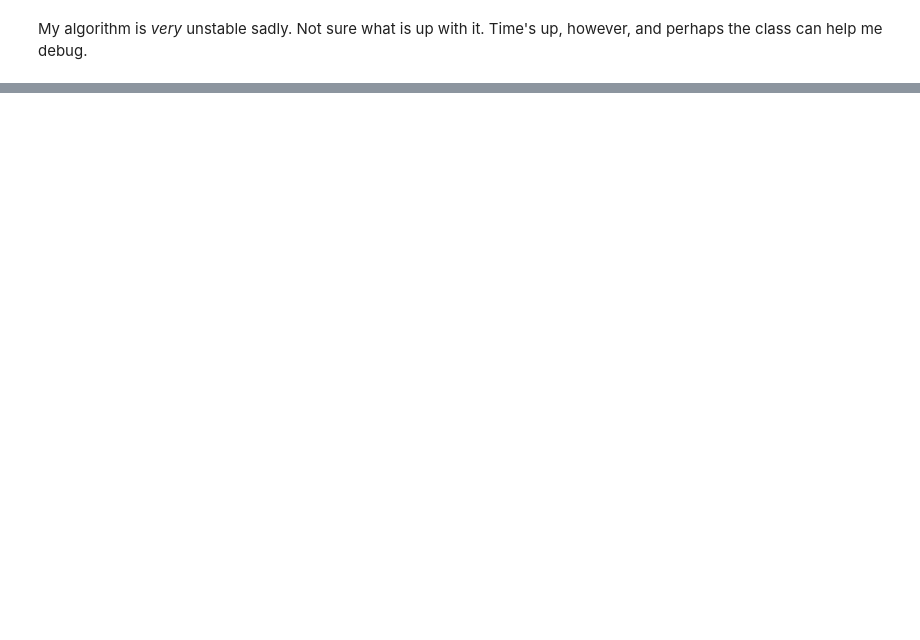
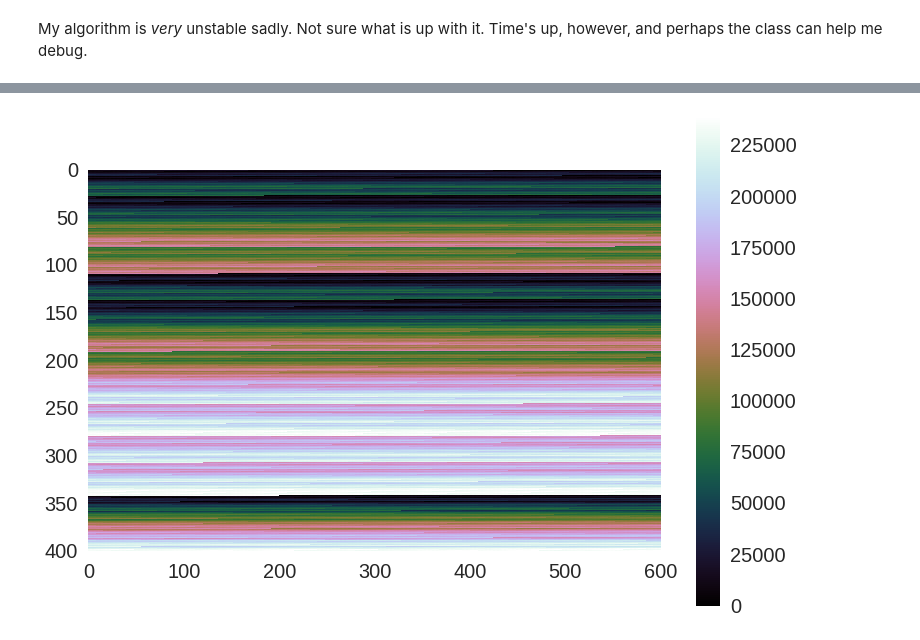
Before and after one commit to btweinstein/AC274, a Jupyter notebook: docs/2d_adr_package.ipynb, the cells around one changed output, grey strips where cells are left out. Cells and saved outputs as stored; diff of their text form; code cells hidden in the pictures; blank space fills up the shorter version.

```diff
--- a/docs/2d_adr_package.ipynb
+++ b/docs/2d_adr_package.ipynb
@@ -125,0 +224,12 @@ My algorithm is *very* unstable sadly. Not sure what is up with it. Time's up, h
+# %%
+imax = 400
+jmax = 600
+
+indices = np.arange(imax*jmax)
+
+morton_value = np.zeros((imax*jmax), dtype=np.int)
+count = 0
+for i in range(imax):
+    for j in range(jmax):
+        morton_value[count] = blerp.ijk_to_morton([i, j])
+        count += 1
@@ -125,0 +240,2 @@ My algorithm is *very* unstable sadly. Not sure what is up with it. Time's up, h
+# %%
+morton_order = np.argsort(morton_value)
@@ -125,0 +244,4 @@ My algorithm is *very* unstable sadly. Not sure what is up with it. Time's up, h
+# %%
+ordered_indices = indices[morton_order]
+# %%
+o = ordered_indices.reshape((imax, jmax))
@@ -125,0 +258,5 @@ My algorithm is *very* unstable sadly. Not sure what is up with it. Time's up, h
+# %%
+ski.io.imshow(o)
+plt.grid(False)
+# %% [output]
+[figure, added]
```
Also changed, not shown: parts of 45 cells of this notebook, 3 other files.
